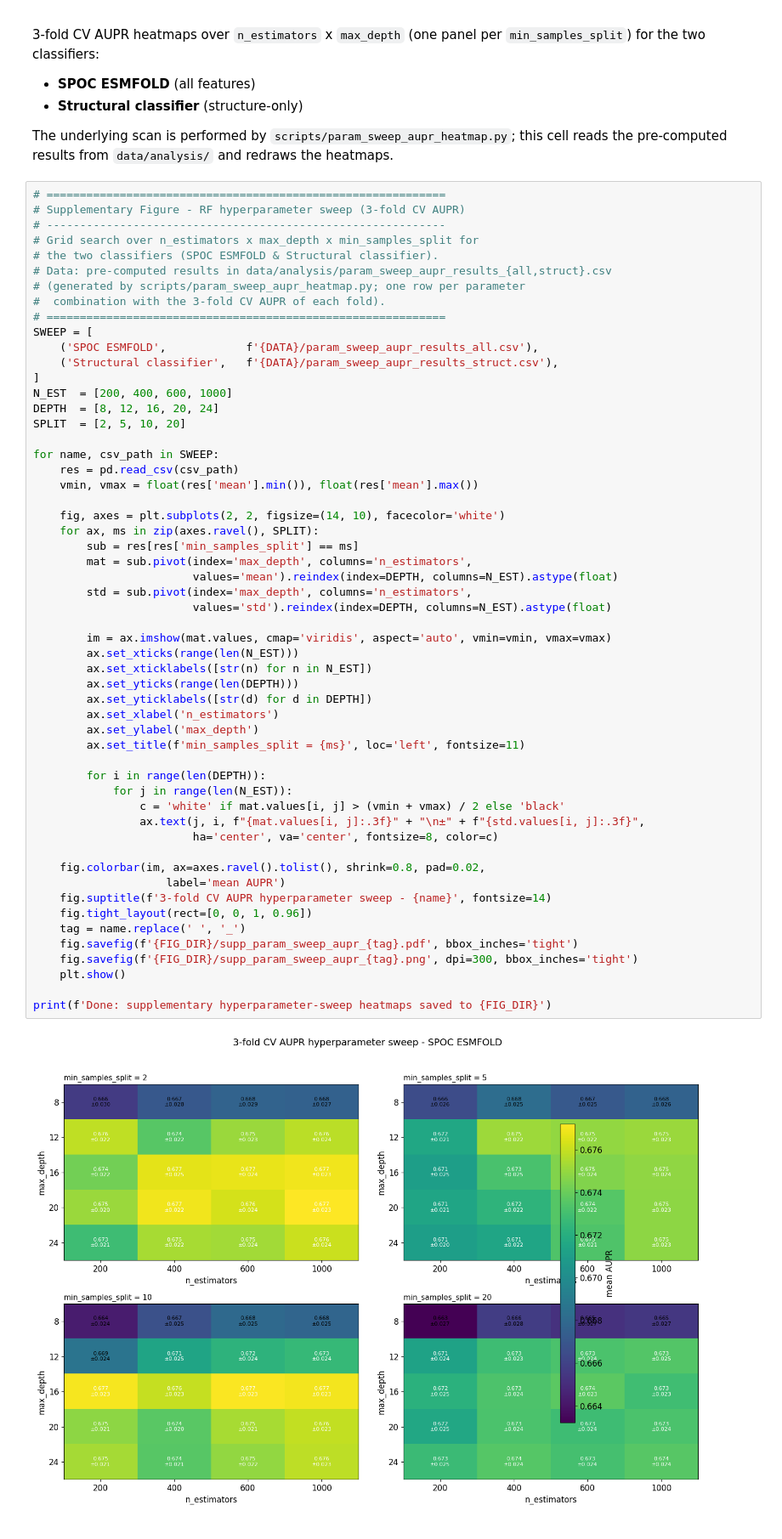
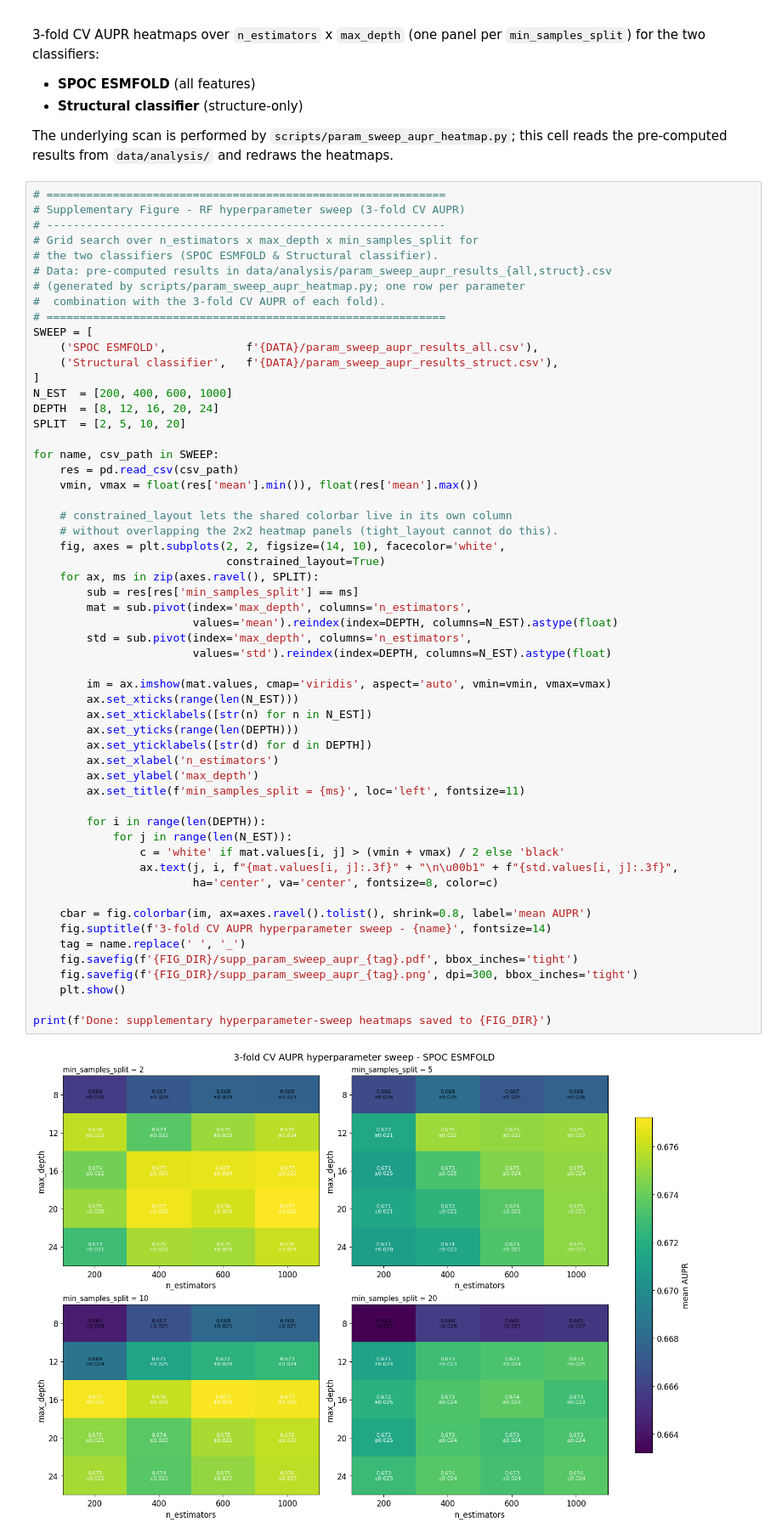
Before and after one commit to Tttgb/SPOC_ESMFold2, a Jupyter notebook: notebooks/visualization.ipynb, the cells around one changed output. Shown at 85% size. Saved outputs shown, nothing was run; the diff lists cells and outputs as text.

```diff
--- a/notebooks/visualization.ipynb
+++ b/notebooks/visualization.ipynb
@@ -752,38 +750,39 @@ for name, csv_path in SWEEP:
     res = pd.read_csv(csv_path)
     vmin, vmax = float(res['mean'].min()), float(res['mean'].max())
 
-    fig, axes = plt.subplots(2, 2, figsize=(14, 10), facecolor='white')
+    # constrained_layout lets the shared colorbar live in its own column
+    # without overlapping the 2x2 heatmap panels (tight_layout cannot do this).
+    fig, axes = plt.subplots(2, 2, figsize=(14, 10), facecolor='white',
+                             constrained_layout=True)
     for ax, ms in zip(axes.ravel(), SPLIT):
         sub = res[res['min_samples_split'] == ms]
         mat = sub.pivot(index='max_depth', columns='n_estimators',
                         values='mean').reindex(index=DEPTH, columns=N_EST).astype(float)
         std = sub.pivot(index='max_depth', columns='n_estimators',
                         values='std').reindex(index=DEPTH, columns=N_EST).astype(float)
 
         im = ax.imshow(mat.values, cmap='viridis', aspect='auto', vmin=vmin, vmax=vmax)
         ax.set_xticks(range(len(N_EST)))
         ax.set_xticklabels([str(n) for n in N_EST])
         ax.set_yticks(range(len(DEPTH)))
         ax.set_yticklabels([str(d) for d in DEPTH])
         ax.set_xlabel('n_estimators')
         ax.set_ylabel('max_depth')
         ax.set_title(f'min_samples_split = {ms}', loc='left', fontsize=11)
 
         for i in range(len(DEPTH)):
             for j in range(len(N_EST)):
                 c = 'white' if mat.values[i, j] > (vmin + vmax) / 2 else 'black'
-                ax.text(j, i, f"{mat.values[i, j]:.3f}" + "\n±" + f"{std.values[i, j]:.3f}",
+                ax.text(j, i, f"{mat.values[i, j]:.3f}" + "\n\u00b1" + f"{std.values[i, j]:.3f}",
                         ha='center', va='center', fontsize=8, color=c)
 
-    fig.colorbar(im, ax=axes.ravel().tolist(), shrink=0.8, pad=0.02,
-                    label='mean AUPR')
+    cbar = fig.colorbar(im, ax=axes.ravel().tolist(), shrink=0.8, label='mean AUPR')
     fig.suptitle(f'3-fold CV AUPR hyperparameter sweep - {name}', fontsize=14)
-    fig.tight_layout(rect=[0, 0, 1, 0.96])
     tag = name.replace(' ', '_')
     fig.savefig(f'{FIG_DIR}/supp_param_sweep_aupr_{tag}.pdf', bbox_inches='tight')
     fig.savefig(f'{FIG_DIR}/supp_param_sweep_aupr_{tag}.png', dpi=300, bbox_inches='tight')
     plt.show()
 
 print(f'Done: supplementary hyperparameter-sweep heatmaps saved to {FIG_DIR}')
 # %% [output]
-[figure, old version]
+[figure, new version]
```
Also changed, not shown: parts of 2 cells of this notebook.
